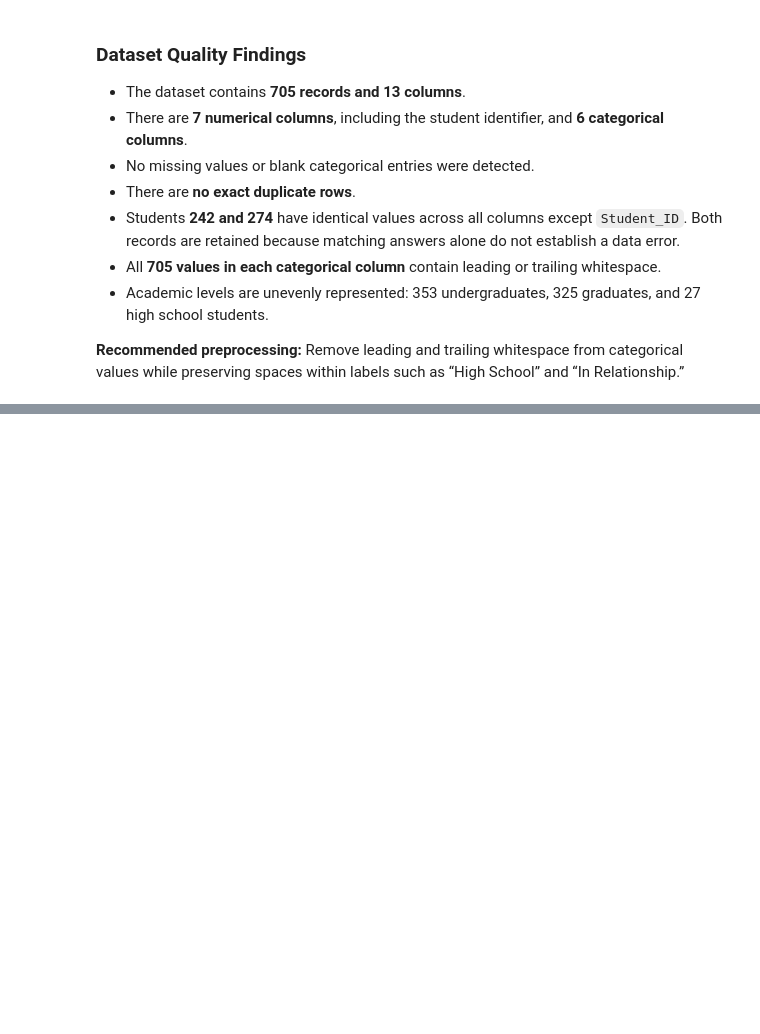
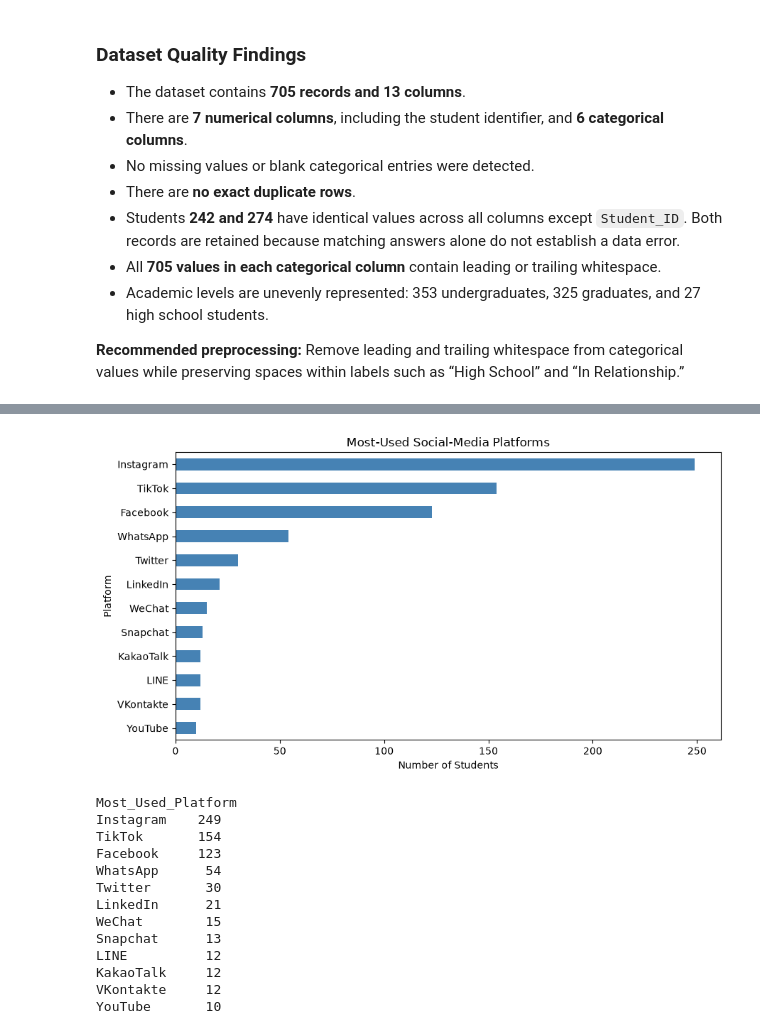
Before and after one commit to tanvirhasansikder/CSE445_ML_project, a Jupyter notebook: notebooks/01_data_inspection.ipynb, the cells around one changed output, grey strips where cells are left out. Saved outputs shown, nothing was run; the diff lists cells and outputs as text; code cells hidden in the pictures; blank space fills up the shorter version.

```diff
--- a/notebooks/01_data_inspection.ipynb
+++ b/notebooks/01_data_inspection.ipynb
@@ -233,0 +294,31 @@ Entries with surrounding spaces: 705
+# %%
+platform_counts = df_eda["Most_Used_Platform"].value_counts()
+
+platform_counts.sort_values().plot(
+    kind="barh",
+    figsize=(9, 5),
+    color="steelblue"
+)
+
+plt.title("Most-Used Social-Media Platforms")
+plt.xlabel("Number of Students")
+plt.ylabel("Platform")
+plt.tight_layout()
+plt.show()
+
+print(platform_counts.to_string())
+# %% [output]
+[figure, added]
+Most_Used_Platform
+Instagram    249
+TikTok       154
+Facebook     123
+WhatsApp      54
+Twitter       30
+LinkedIn      21
+WeChat        15
+Snapchat      13
+LINE          12
+KakaoTalk     12
+VKontakte     12
+YouTube       10
```
Also changed, not shown: parts of 12 cells of this notebook.
